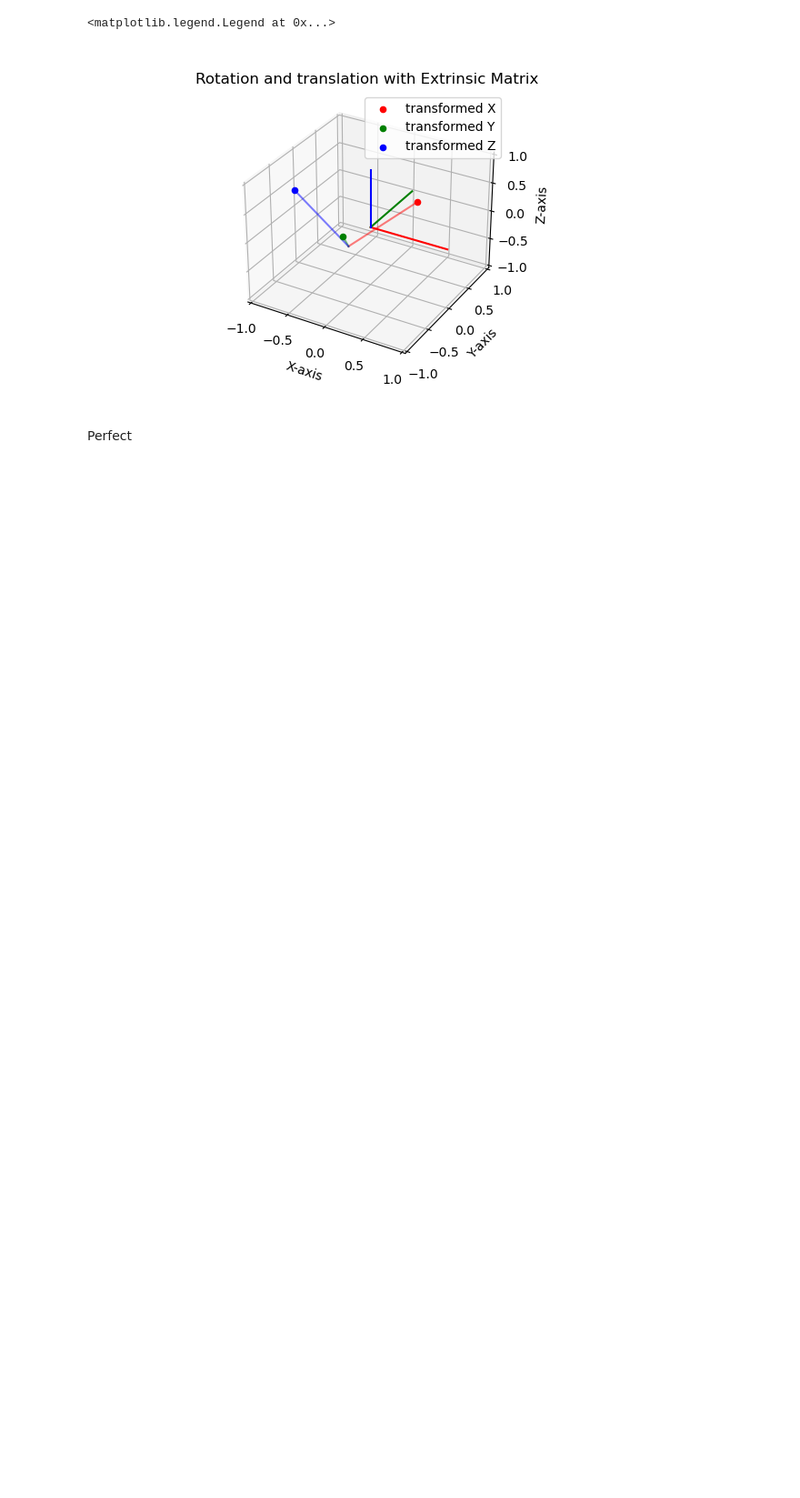
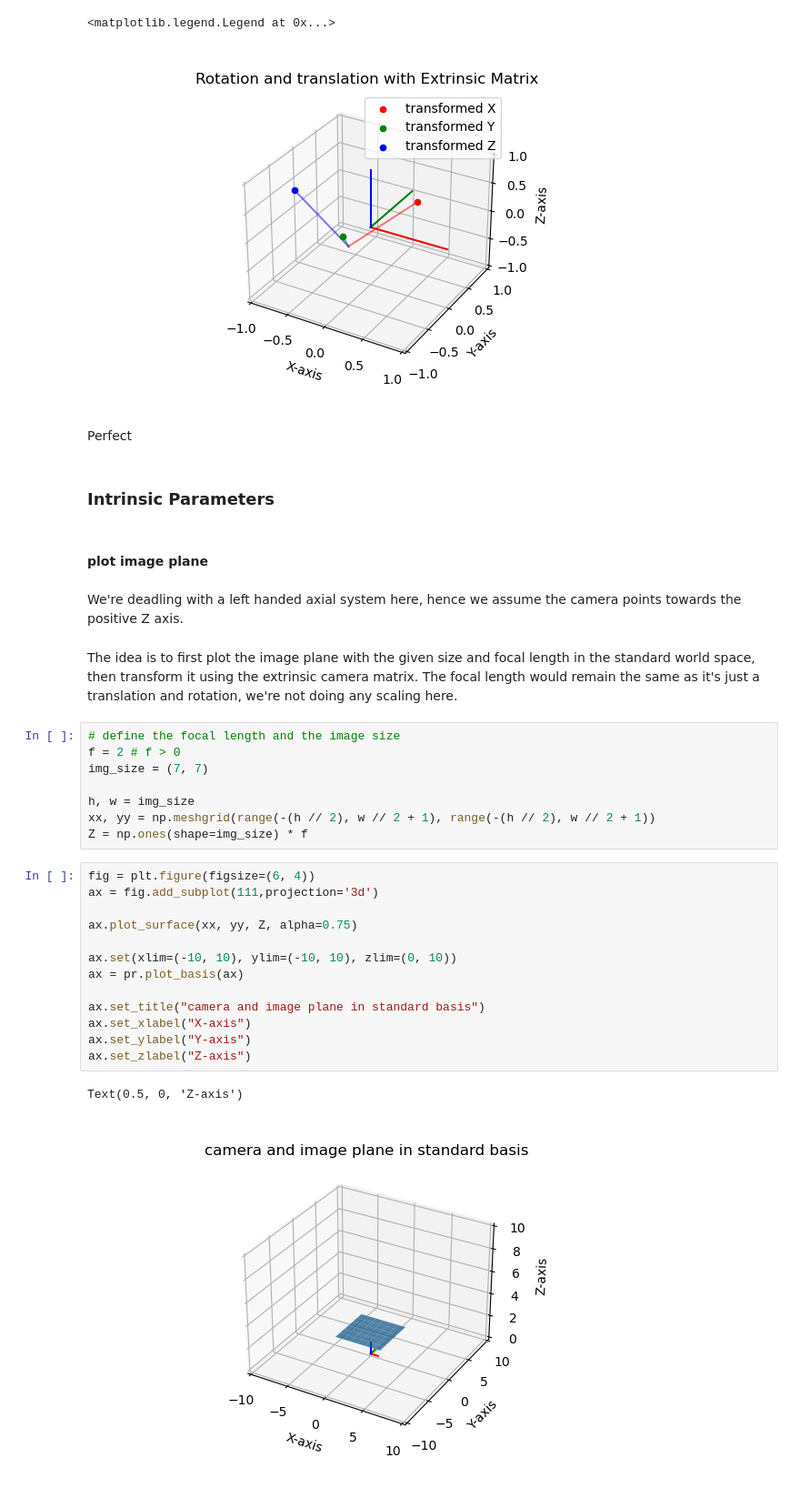
Before and after one commit to wingedrasengan927/Intro-to-computer-vision---Notes, a Jupyter notebook: lesson 3/3C - L2 Camera Intrinsic and Extrinsic Parameters.ipynb, the cells around one changed output. Shown: that part at 91% size. Drawn from its saved outputs; the diff is of its cells as text; blank space fills up the shorter version.

Commit message:
add image plane

```diff
--- a/lesson 3/3C - L2 Camera Intrinsic and Extrinsic Parameters.ipynb
+++ b/lesson 3/3C - L2 Camera Intrinsic and Extrinsic Parameters.ipynb
@@ -150,3 +150,35 @@ plt.legend()
 [figure]
 # %% [markdown]
 Perfect
+# %% [markdown]
+### Intrinsic Parameters
+# %% [markdown]
+#### plot image plane
+# %% [markdown]
+We're deadling with a left handed axial system here, hence we assume the camera points towards the positive Z axis.
+# %% [markdown]
+The idea is to first plot the image plane with the given size and focal length in the standard world space, then transform it using the extrinsic camera matrix. The focal length would remain the same as it's just a translation and rotation, we're not doing any scaling here.
+# %%
+# define the focal length and the image size
+f = 2 # f > 0
+img_size = (7, 7)
+
+h, w = img_size
+xx, yy = np.meshgrid(range(-(h // 2), w // 2 + 1), range(-(h // 2), w // 2 + 1))
+Z = np.ones(shape=img_size) * f
+# %%
+fig = plt.figure(figsize=(6, 4))
+ax = fig.add_subplot(111,projection='3d')
+
+ax.plot_surface(xx, yy, Z, alpha=0.75)
+
+ax.set(xlim=(-10, 10), ylim=(-10, 10), zlim=(0, 10))
+ax = pr.plot_basis(ax)
+
+ax.set_title("camera and image plane in standard basis")
+ax.set_xlabel("X-axis")
+ax.set_ylabel("Y-axis")
+ax.set_zlabel("Z-axis")
+# %% [output]
+Text(0.5, 0, 'Z-axis')
+[figure, added]
```
Also changed, not shown: parts of 12 cells of this notebook.
